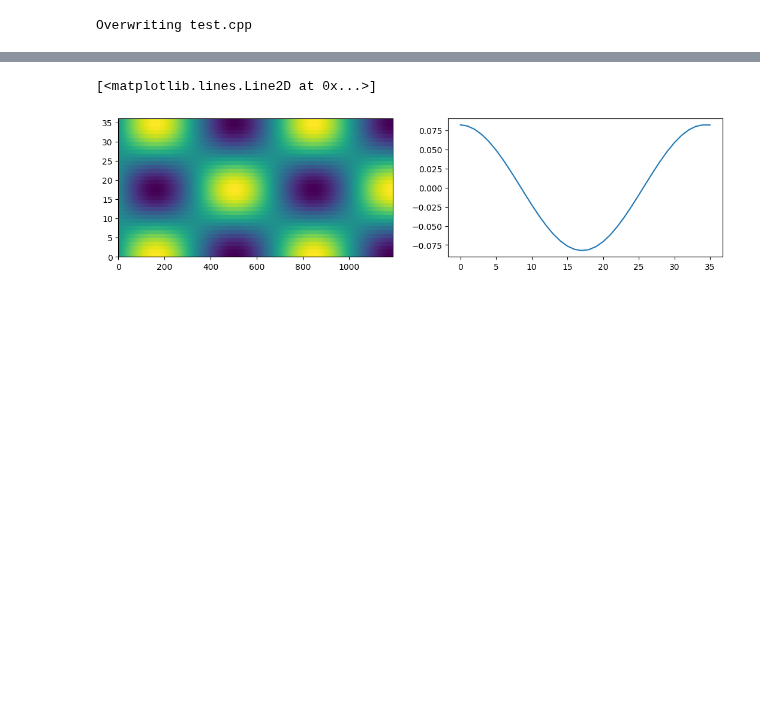
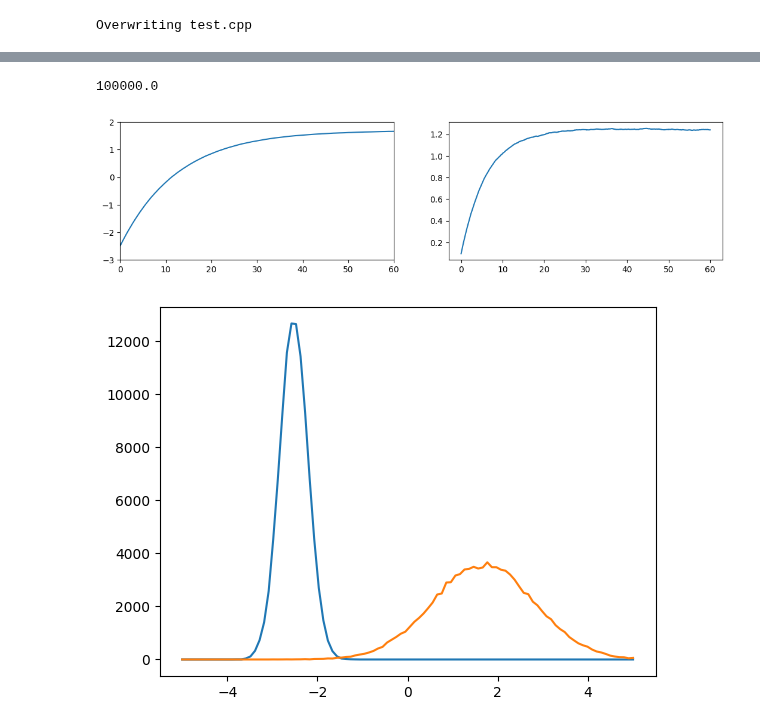
Before and after one commit to giovadg/physnum_CUDA, a Jupyter notebook: MonteCarlo/Exercise_montecarlo.ipynb, the cells around one changed output, grey strips where cells are left out. Cells and saved outputs as stored; diff of their text form; code cells hidden in the pictures; blank space fills up the shorter version.

Commit message:
tested - works on GPU compared to figures 5,7,8 solution of the exercise 5 year 2022/2023

```diff
--- a/MonteCarlo/Exercise_montecarlo.ipynb
+++ b/MonteCarlo/Exercise_montecarlo.ipynb
@@ -354,12 +305,28 @@ mean writing time is 6.2704e-05 [s] and total writing time is 0.000125408[s]
-# %%
-import numpy as np
-import matplotlib.pyplot as plt
-
-data = np.loadtxt('test.out_f')
-
-fig, ax = plt.subplots(ncols=2, figsize=(13, 3))
-ax[0].pcolor(data[:, 10:], shading='auto')
-ax[1].plot(data[:,10])
-# %% [output]
-[<matplotlib.lines.Line2D at 0x...>]
-[figure, removed]
+# %%
+import numpy as np
+import matplotlib.pyplot as plt
+
+data = np.loadtxt('output_new.out')
+
+# data.shape
+fig, ax = plt.subplots(ncols=2, figsize=(13, 3))
+ax[0].plot(data[:, 0], data[:, 2])
+ax[1].plot(data[:, 0], data[:, 3])
+# ax[1].plot(data[:,10])
+# print(data[:, 0], data[:, 2])
+ax[0].set_ylim([-3,2])
+ax[0].set_xlim([0,60])
+
+
+
+plt.figure()
+hist_ini = [_ for _ in data[0,4:]]
+hist_fin = [_  for _ in data[-1,4:]]
+bins = np.linspace(-5,5,len(hist))
+plt.plot(bins,hist_ini)
+plt.plot(bins,hist_fin)
+print(data[0,1])
+# %% [output]
+100000.0
+[figure, added]
+[figure, added]
```
Also changed, not shown: parts of 5 cells of this notebook.
